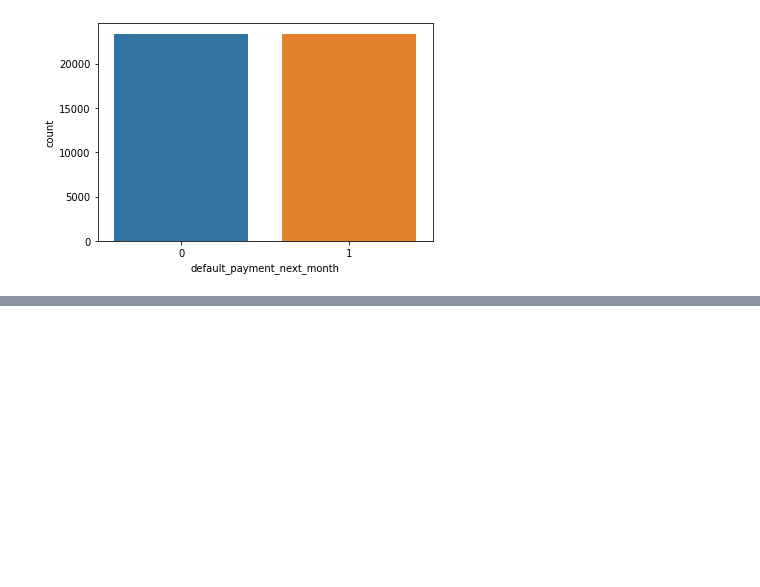
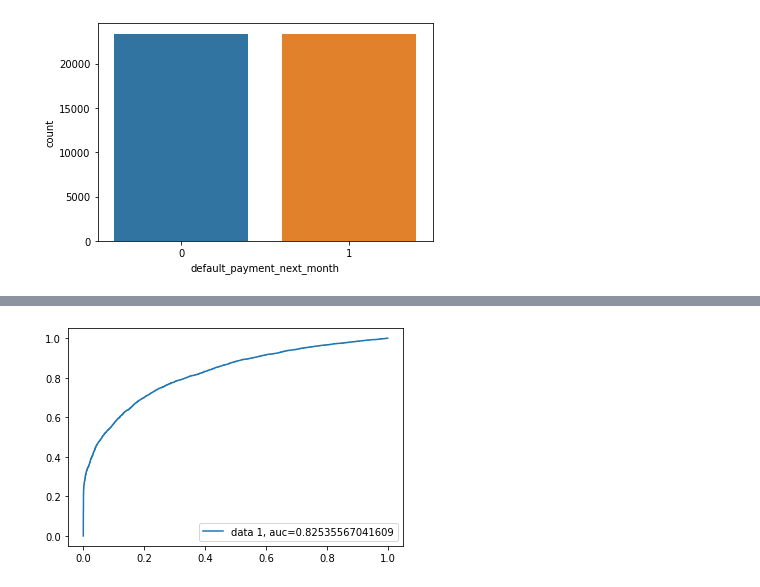
Before and after one commit to avinashyadav11/Credit-Card-Default-Prediction, a Jupyter notebook: Credit_Card_Default_Prediction_Capstone_Project.ipynb, the cells around one changed output, grey strips where cells are left out. Drawn from its saved outputs; the diff is of its cells as text; code cells hidden in the pictures; blank space fills up the shorter version.

```diff
--- a/Credit_Card_Default_Prediction_Capstone_Project.ipynb
+++ b/Credit_Card_Default_Prediction_Capstone_Project.ipynb
@@ -795,0 +992,3 @@ sns.countplot('default_payment_next_month', data = balance_df)
+# %%
+#set the parmeter
+param_grid = {'penalty':['l1','l2'], 'C' : [0.001, 0.01, 0.1, 1, 10, 100, 1000] }
@@ -795,0 +1119,12 @@ sns.countplot('default_payment_next_month', data = balance_df)
+# %%
+y_preds_proba_lr = optimized_clf.predict_proba(X_test)[::,1]
+# %%
+#plot the graph
+y_pred_proba = y_preds_proba_lr
+fpr, tpr, _ = roc_curve(y_test,  y_pred_proba)
+auc = roc_auc_score(y_test, y_pred_proba)
+plt.plot(fpr,tpr,label="data 1, auc="+str(auc))
+plt.legend(loc=4)
+plt.show()
+# %% [output]
+[figure, added]
```
Also changed, not shown: parts of 57 cells of this notebook.
